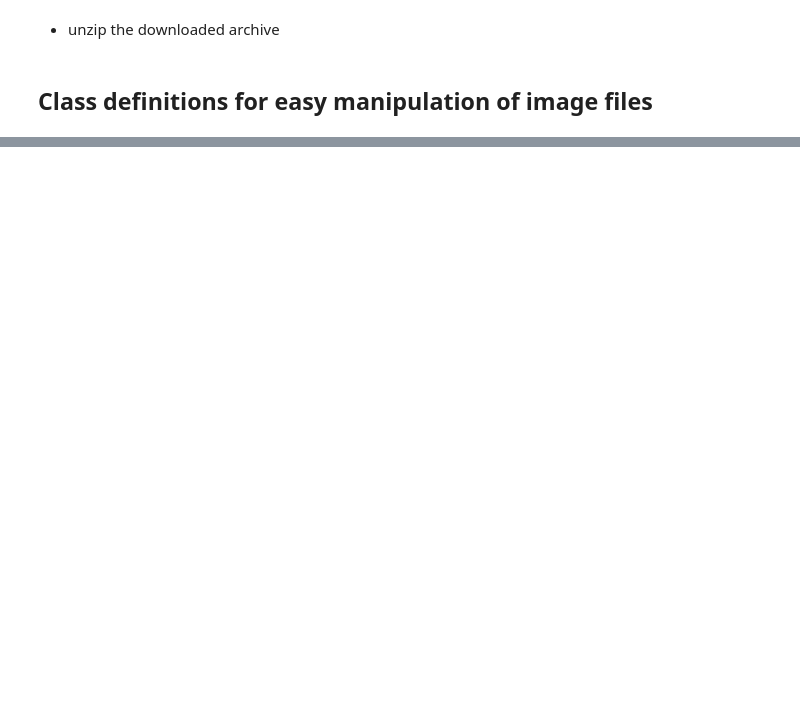
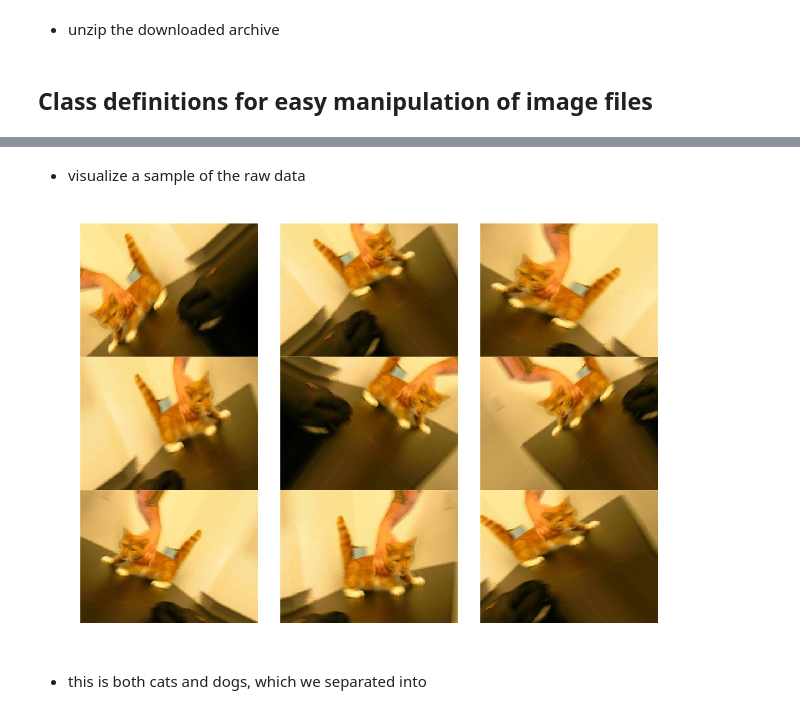
Before and after one commit to berceanu/notebooks, a Jupyter notebook: dogs_vs_cats.ipynb, the cells around one changed output, grey strips where cells are left out. Saved outputs shown, nothing was run; the diff lists cells and outputs as text; code cells hidden in the pictures; blank space fills up the shorter version.

```diff
--- a/dogs_vs_cats.ipynb
+++ b/dogs_vs_cats.ipynb
@@ -224,0 +231,4 @@ data
+# %%
+# change default colormap; color images are unaffected
+plt.rcParams['image.cmap'] = 'gray'
+plt.rcParams['image.interpolation'] = 'none'
@@ -224,0 +272,2 @@ data
+# %% [markdown]
+* visualize a sample of the raw data
@@ -224,0 +278,42 @@ data
+# %%
+# multiple images at once
+ic = io.imread_collection('data/preview/*.jpeg')
+# %%
+def imshow_all(*images, **kwargs):
+    # rescale values to (0..1)
+    images = [img_as_float(img) for img in images]
+
+    # extract labels from the keywords
+    labels = kwargs.pop('labels', None)
+    # default to empty labels if not specified
+    if labels is None:
+        labels = [''] * len(images)
+    # extract nrows
+    nrows = kwargs.pop('nrows', None)
+    if nrows is None:
+        nrows = 1
+    # extract ncols
+    ncols = kwargs.pop('ncols', None)
+    if ncols is None:
+        ncols = 1
+
+    vmin = min(map(np.min, images))
+    vmax = max(map(np.max, images))
+
+    gs = gridspec.GridSpec(nrows=nrows, ncols=ncols,
+                           top=1., bottom=0.,
+                           right=1., left=0.,
+                           hspace=0., wspace=0.,
+                           **kwargs)
+
+    for g, img, label in zip(gs, images, labels):
+        ax = plt.subplot(g)
+        ax.imshow(img, vmin=vmin, vmax=vmax)
+        ax.set_title(label)
+        ax.axis('off')
+# %%
+imshow_all(*ic[:9], nrows=3, ncols=3)
+# %% [output]
+[figure, added]
+# %% [markdown]
+* this is both cats and dogs, which we separated into
```
Also changed, not shown: parts of 63 cells of this notebook.
